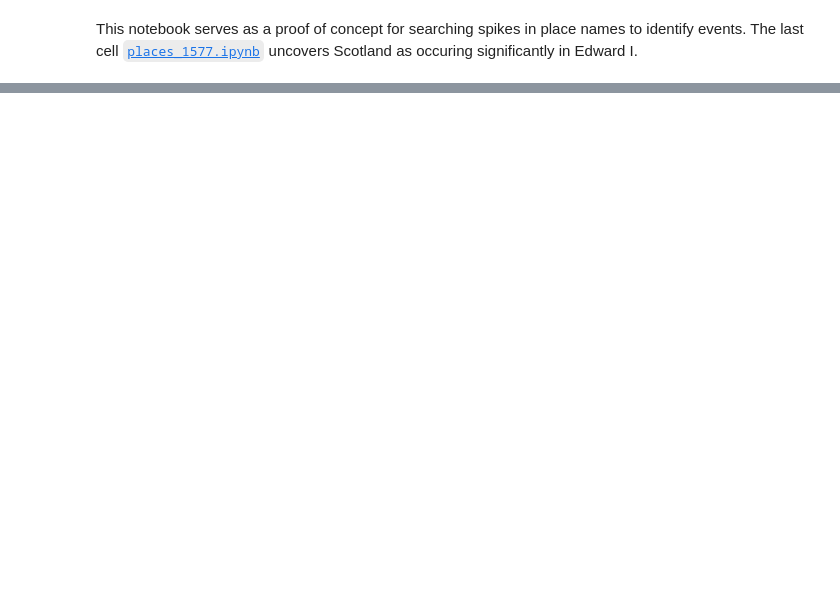
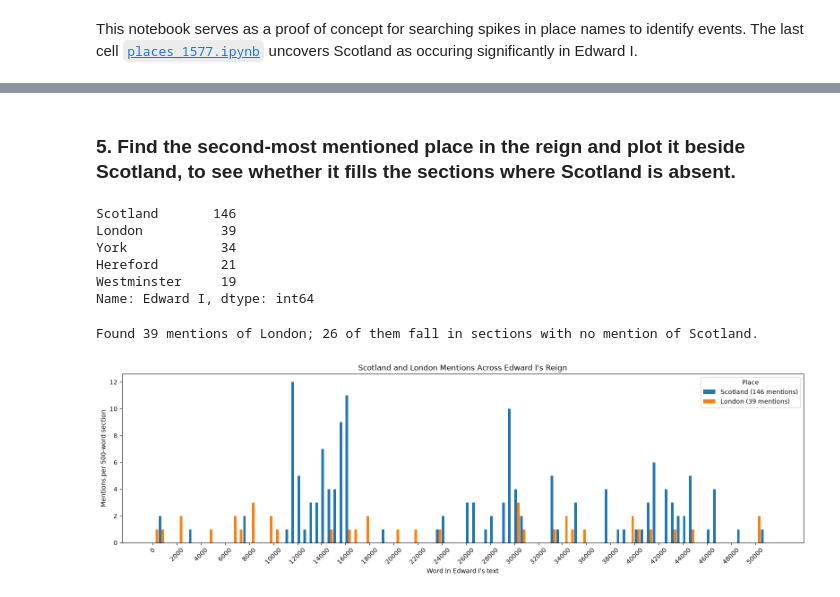
Before and after one commit to gchris2024/DCDS-Fa2026, a Jupyter notebook: notebooks/spikes_edward_scotland.ipynb, the cells around one changed output, grey strips where cells are left out. Drawn from its saved outputs; the diff is of its cells as text; code cells hidden in the pictures; blank space fills up the shorter version.

```diff
--- a/notebooks/spikes_edward_scotland.ipynb
+++ b/notebooks/spikes_edward_scotland.ipynb
@@ -147,0 +157,64 @@ We see a spike between words 11000-17000
+# %% [markdown]
+### 5. Find the second-most mentioned place in the reign and plot it beside Scotland, to see whether it fills the sections where Scotland is absent.
+# %%
+from helpers import count_names, load_places
+
+# Rank every place (confidence ≥ 0.75) by its mentions in Edward I's reign.
+# count_names normalizes spelling itself, so it gets the raw text (margin notes included, as above)
+places = load_places("../name_extraction/entity_names/holinshed_places.csv")
+place_counts = (
+    count_names(places, {"Edward I": " ".join(edward_entry.itertext())})["Edward I"]
+    .sort_values(ascending=False)
+)
+display(place_counts.head(5))
+
+# Scotland comes first, so the runner-up is the second row
+second_place = place_counts.index[1]
+second_positions = mention_positions(name_pattern(second_place), edward_text)
+
+# Same 500-word sections as the Scotland counts in step 2
+second_counts = (
+    pd.Series(second_positions)
+    .floordiv(window_size)
+    .value_counts()
+    .sort_index()
+    .reindex(range(number_of_windows), fill_value=0)
+)
+
+# How much of the runner-up sits where Scotland is absent
+in_scotland_gaps = second_counts[scotland_counts == 0].sum()
+print(
+    f"Found {len(second_positions)} mentions of {second_place}; "
+    f"{in_scotland_gaps} of them fall in sections with no mention of Scotland."
+)
+
+# Two bars per section, side by side on one axis: Scotland on the left, the runner-up on the right
+fig, ax = plt.subplots(figsize=(16, 5))
+bar_width = window_size * 0.44
+
+for i, (place, counts) in enumerate({"Scotland": scotland_counts, second_place: second_counts}.items()):
+    ax.bar(
+        counts.index * window_size + i * window_size * 0.45,
+        counts.values,
+        width=bar_width,
+        align="edge",
+        label=f"{place} ({counts.sum()} mentions)",
+    )
+
+ax.legend(title="Place")
+ax.set_xlabel("Word in Edward I's text")
+ax.set_ylabel(f"Mentions per {window_size}-word section")
+ax.set_title(f"Scotland and {second_place} Mentions Across Edward I's Reign")
+ax.set_xticks(range(0, len(edward_words) + 1, 2000))
+ax.tick_params(axis="x", rotation=45)
+fig.tight_layout()
+plt.show()
+# %% [output]
+Scotland       146
+London          39
+York            34
+Hereford        21
+Westminster     19
+Name: Edward I, dtype: int64
+Found 39 mentions of London; 26 of them fall in sections with no mention of Scotland.
+[figure, added]
```
Also changed, not shown: parts of 16 cells of this notebook, 2 other files.
